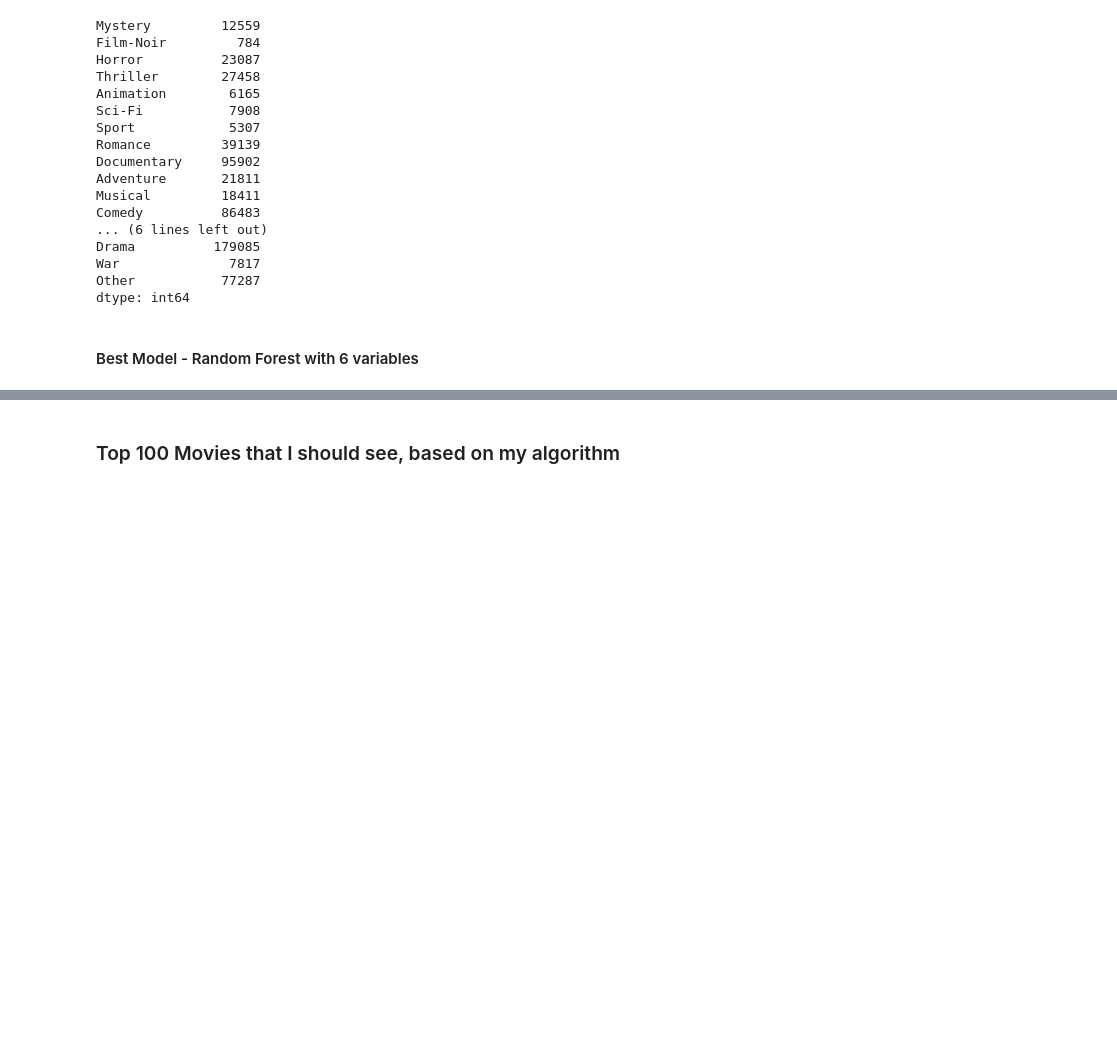
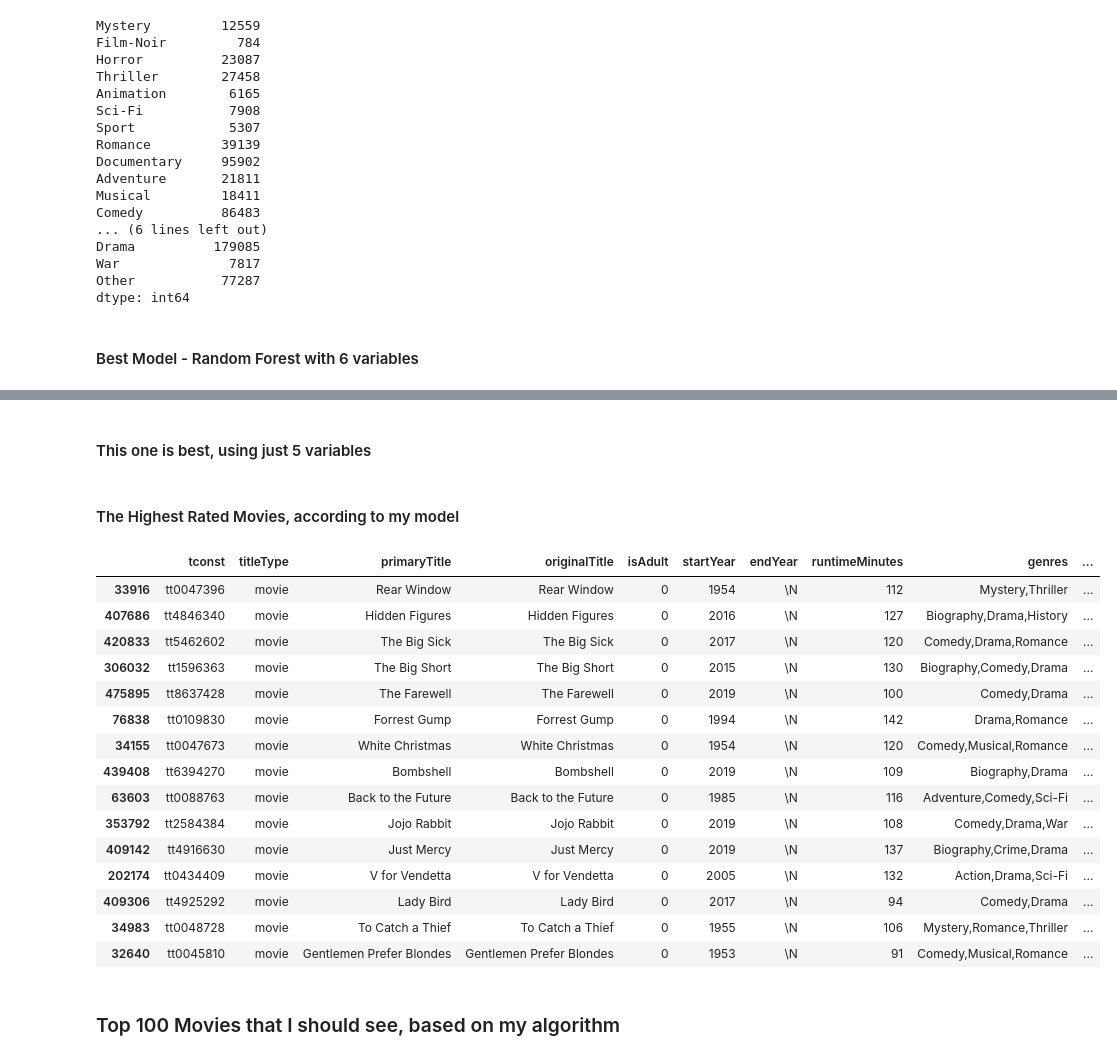
Before and after one commit to amandahutter/Movies-Analysis, a Jupyter notebook: Movies.ipynb, the cells around one changed output, grey strips where cells are left out. Drawn from its saved outputs; the diff is of its cells as text; code cells hidden in the pictures; blank space fills up the shorter version.

```diff
--- a/Movies.ipynb
+++ b/Movies.ipynb
@@ -3182,3 +3144,5 @@ Y_Valid_Pred = knn_model.predict(X_Valid_6)
+# %% [markdown]
+#### This one is best, using just 5 variables
 # %%
 sc = StandardScaler()
 X_Train_5_sc = sc.fit_transform(X_Train_5)
@@ -3192,4 +3156,25 @@ Y_Valid_Pred = knn_model.predict(X_Valid_5)
 # %%
 basics_ratings['pred_rating'] = Y_Valid_Pred
+# %% [markdown]
+#### The Highest Rated Movies, according to my model
+# %%
+basics_ratings.sort_values(by = 'pred_rating', ascending = False).head(15)
+# %% [output]
+|  | tconst | titleType | primaryTitle | originalTitle | isAdult | startYear | endYear | runtimeMinutes | genres | ... |
+| 33916 | tt0047396 | movie | Rear Window | Rear Window | 0 | 1954 | \N | 112 | Mystery,Thriller | ... |
+| 407686 | tt4846340 | movie | Hidden Figures | Hidden Figures | 0 | 2016 | \N | 127 | Biography,Drama,History | ... |
+| 420833 | tt5462602 | movie | The Big Sick | The Big Sick | 0 | 2017 | \N | 120 | Comedy,Drama,Romance | ... |
+| 306032 | tt1596363 | movie | The Big Short | The Big Short | 0 | 2015 | \N | 130 | Biography,Comedy,Drama | ... |
+| 475895 | tt8637428 | movie | The Farewell | The Farewell | 0 | 2019 | \N | 100 | Comedy,Drama | ... |
+| 76838 | tt0109830 | movie | Forrest Gump | Forrest Gump | 0 | 1994 | \N | 142 | Drama,Romance | ... |
+| 34155 | tt0047673 | movie | White Christmas | White Christmas | 0 | 1954 | \N | 120 | Comedy,Musical,Romance | ... |
+| 439408 | tt6394270 | movie | Bombshell | Bombshell | 0 | 2019 | \N | 109 | Biography,Drama | ... |
+| 63603 | tt0088763 | movie | Back to the Future | Back to the Future | 0 | 1985 | \N | 116 | Adventure,Comedy,Sci-Fi | ... |
+| 353792 | tt2584384 | movie | Jojo Rabbit | Jojo Rabbit | 0 | 2019 | \N | 108 | Comedy,Drama,War | ... |
+| 409142 | tt4916630 | movie | Just Mercy | Just Mercy | 0 | 2019 | \N | 137 | Biography,Crime,Drama | ... |
+| 202174 | tt0434409 | movie | V for Vendetta | V for Vendetta | 0 | 2005 | \N | 132 | Action,Drama,Sci-Fi | ... |
+| 409306 | tt4925292 | movie | Lady Bird | Lady Bird | 0 | 2017 | \N | 94 | Comedy,Drama | ... |
+| 34983 | tt0048728 | movie | To Catch a Thief | To Catch a Thief | 0 | 1955 | \N | 106 | Mystery,Romance,Thriller | ... |
+| 32640 | tt0045810 | movie | Gentlemen Prefer Blondes | Gentlemen Prefer Blondes | 0 | 1953 | \N | 91 | Comedy,Musical,Romance | ... |
 # %% [markdown]
 ### Top 100 Movies that I should see, based on my algorithm
```
Also changed, not shown: parts of 14 cells of this notebook.
